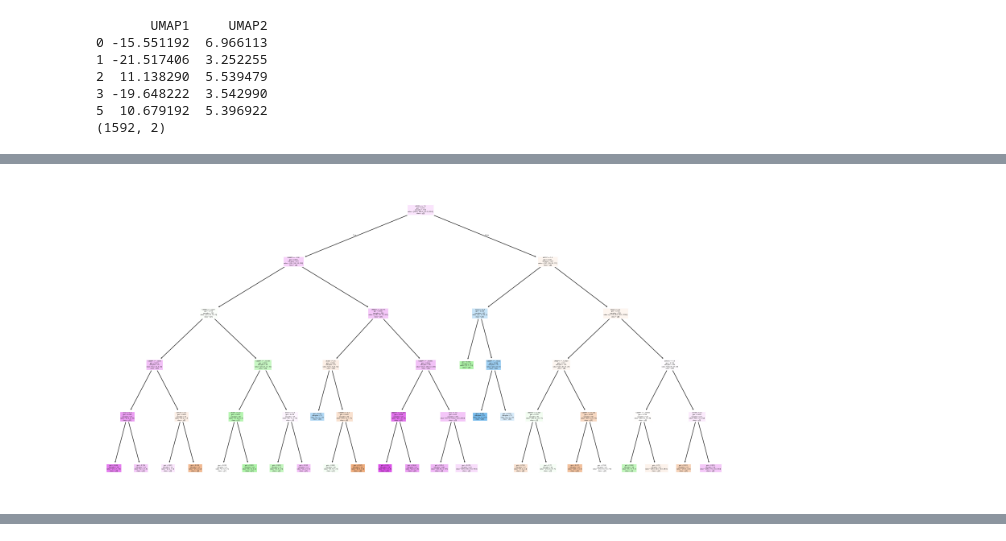
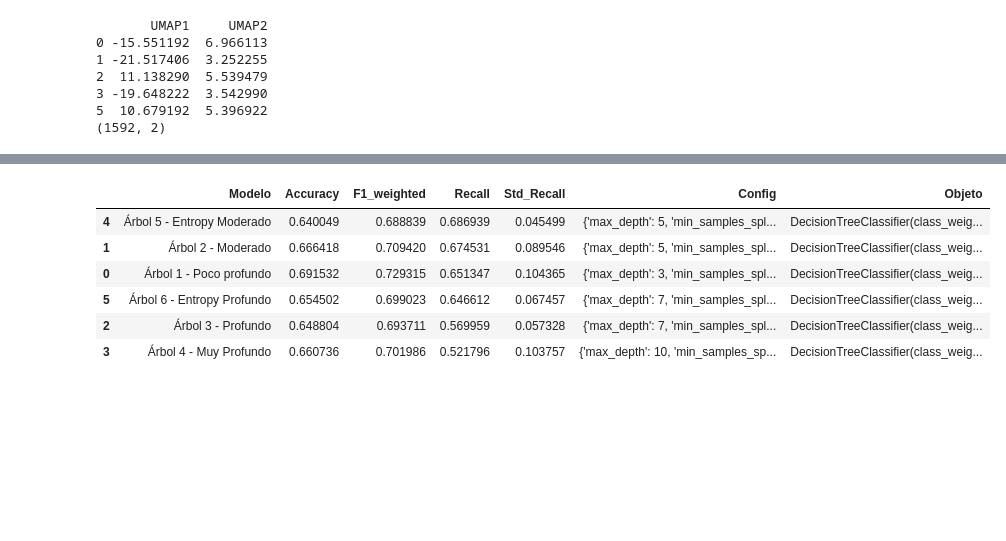
Before and after one commit to PSN-01/MD_proyecto_final, a Jupyter notebook: final.ipynb, the cells around one changed output, grey strips where cells are left out. Drawn from its saved outputs; the diff is of its cells as text; code cells hidden in the pictures; blank space fills up the shorter version.

```diff
--- a/final.ipynb
+++ b/final.ipynb
@@ -271,8 +231,64 @@ Matriz de confusión:
-# %%
-# Gráfico del árbol de decisión
-
-plt.figure(figsize=(20,10))
-tree.plot_tree(arbol, feature_names=X.columns, class_names=True, filled=True)
-plt.show()
-# %% [output]
-[figure, removed]
+# %%
+configuraciones = {
+    'Árbol 1 - Poco profundo': {
+        'max_depth': 3, 'min_samples_split': 50, 'min_samples_leaf': 20,
+        'criterion': 'gini', 'class_weight': 'balanced'
+    },
+    'Árbol 2 - Moderado': {
+        'max_depth': 5, 'min_samples_split': 30, 'min_samples_leaf': 15,
+        'criterion': 'gini', 'class_weight': 'balanced'
+    },
+    'Árbol 3 - Profundo': {
+        'max_depth': 7, 'min_samples_split': 20, 'min_samples_leaf': 10,
+        'criterion': 'gini', 'class_weight': 'balanced'
+    },
+    'Árbol 4 - Muy Profundo': {
+        'max_depth': 10, 'min_samples_split': 15, 'min_samples_leaf': 8,
+        'criterion': 'gini', 'class_weight': 'balanced'
+    },
+    'Árbol 5 - Entropy Moderado': {
+        'max_depth': 5, 'min_samples_split': 30, 'min_samples_leaf': 15,
+        'criterion': 'entropy', 'class_weight': 'balanced'
+    },
+    'Árbol 6 - Entropy Profundo': {
+        'max_depth': 7, 'min_samples_split': 20, 'min_samples_leaf': 10,
+        'criterion': 'entropy', 'class_weight': 'balanced'
+    }
+}
+
+def evaluar_modelo(nombre, config):
+    modelo = DecisionTreeClassifier(random_state=42, **config)
+
+    labels = sorted(y.unique())
+    pos_label = labels[1]
+
+    scoring = {
+        'accuracy': 'accuracy',
+        'f1_weighted': 'f1_weighted',
+        'recall': make_scorer(recall_score, pos_label=pos_label, zero_division=0)
+    }
+
+    cv_results = cross_validate(modelo, X, y, cv=5, scoring=scoring)
+    modelo.fit(X, y)
+
+    return {
+        'Modelo': nombre,
+        'Accuracy': cv_results['test_accuracy'].mean(),
+        'F1_weighted': cv_results['test_f1_weighted'].mean(),
+        'Recall': cv_results['test_recall'].mean(),
+        'Std_Recall': cv_results['test_recall'].std(),
+        'Config': config,
+        'Objeto': modelo
+    }
+
+resultados = []
+for nombre, cfg in configuraciones.items():
+    resultados.append(evaluar_modelo(nombre, cfg))
+
+df_resultados = pd.DataFrame(resultados).sort_values("Recall", ascending=False)
+
+print("\nResultados ordenados por Recall:")
+print(df_resultados)
+
+df_resultados
+# %% [output]
@@ -279,3 +312,10 @@ plt.show()
+|  | Modelo | Accuracy | F1_weighted | Recall | Std_Recall | Config | Objeto |
+| 4 | Árbol 5 - Entropy Moderado | 0.640049 | 0.688839 | 0.686939 | 0.045499 | {'max_depth': 5, 'min_samples_spl... | DecisionTreeClassifier(class_weig... |
+| 1 | Árbol 2 - Moderado | 0.666418 | 0.709420 | 0.674531 | 0.089546 | {'max_depth': 5, 'min_samples_spl... | DecisionTreeClassifier(class_weig... |
+| 0 | Árbol 1 - Poco profundo | 0.691532 | 0.729315 | 0.651347 | 0.104365 | {'max_depth': 3, 'min_samples_spl... | DecisionTreeClassifier(class_weig... |
+| 5 | Árbol 6 - Entropy Profundo | 0.654502 | 0.699023 | 0.646612 | 0.067457 | {'max_depth': 7, 'min_samples_spl... | DecisionTreeClassifier(class_weig... |
+| 2 | Árbol 3 - Profundo | 0.648804 | 0.693711 | 0.569959 | 0.057328 | {'max_depth': 7, 'min_samples_spl... | DecisionTreeClassifier(class_weig... |
+| 3 | Árbol 4 - Muy Profundo | 0.660736 | 0.701986 | 0.521796 | 0.103757 | {'max_depth': 10, 'min_samples_sp... | DecisionTreeClassifier(class_weig... |
 # %%
 # ==========================================
 # 6.A CHI-CUADRADA
```
Also changed, not shown: parts of 10 cells of this notebook.
